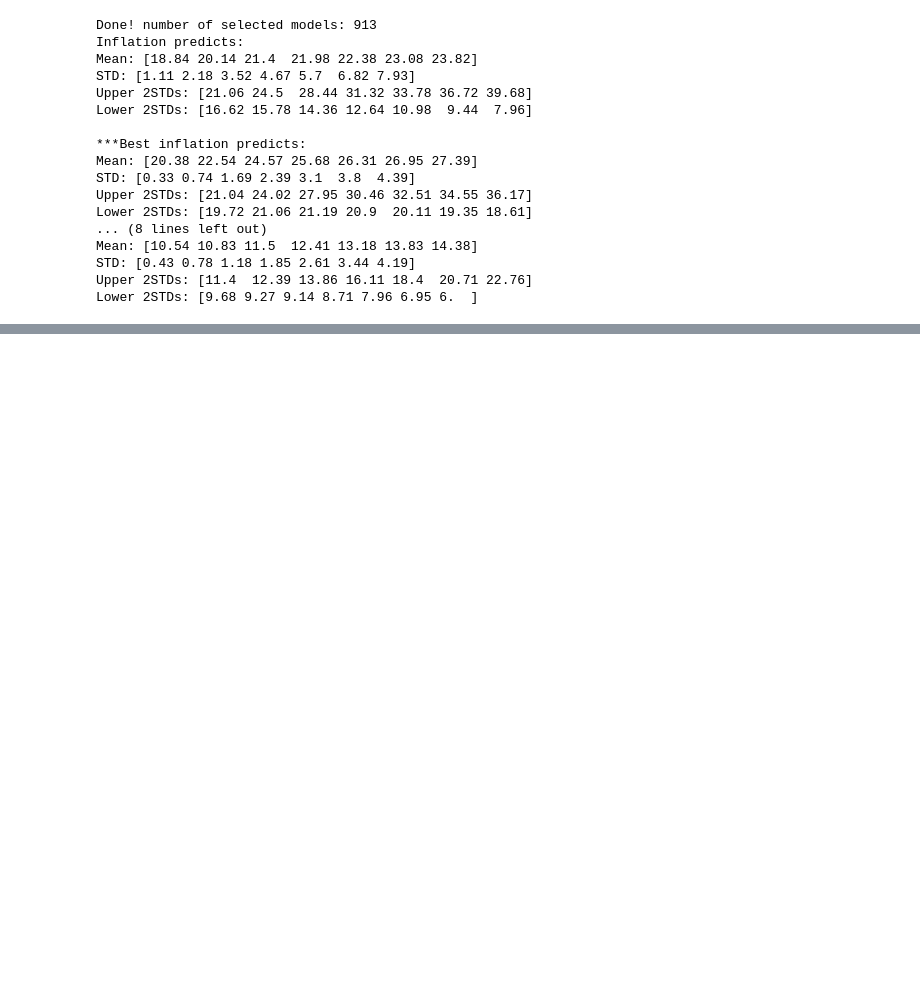
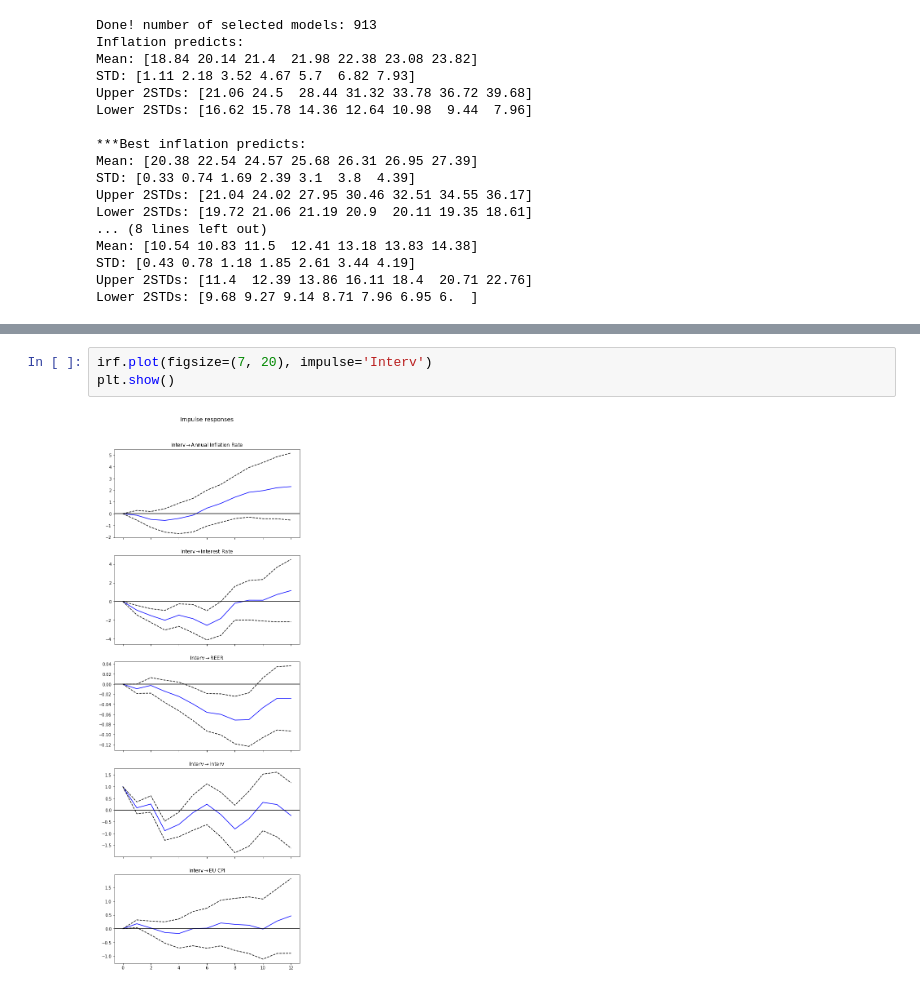
Before and after one commit to poopaandloopa/nbu_univ_challenge, a Jupyter notebook: models.ipynb, the cells around one changed output, grey strips where cells are left out. Cells and saved outputs as stored; diff of their text form; blank space fills up the shorter version.

```diff
--- a/models.ipynb
+++ b/models.ipynb
@@ -350,0 +454,5 @@ plot_inflation_predictions(first_point=21.5)
+# %%
+irf.plot(figsize=(7, 20), impulse='Interv')
+plt.show()
+# %% [output]
+[figure, added]
```
Also changed, not shown: parts of 14 cells of this notebook.
